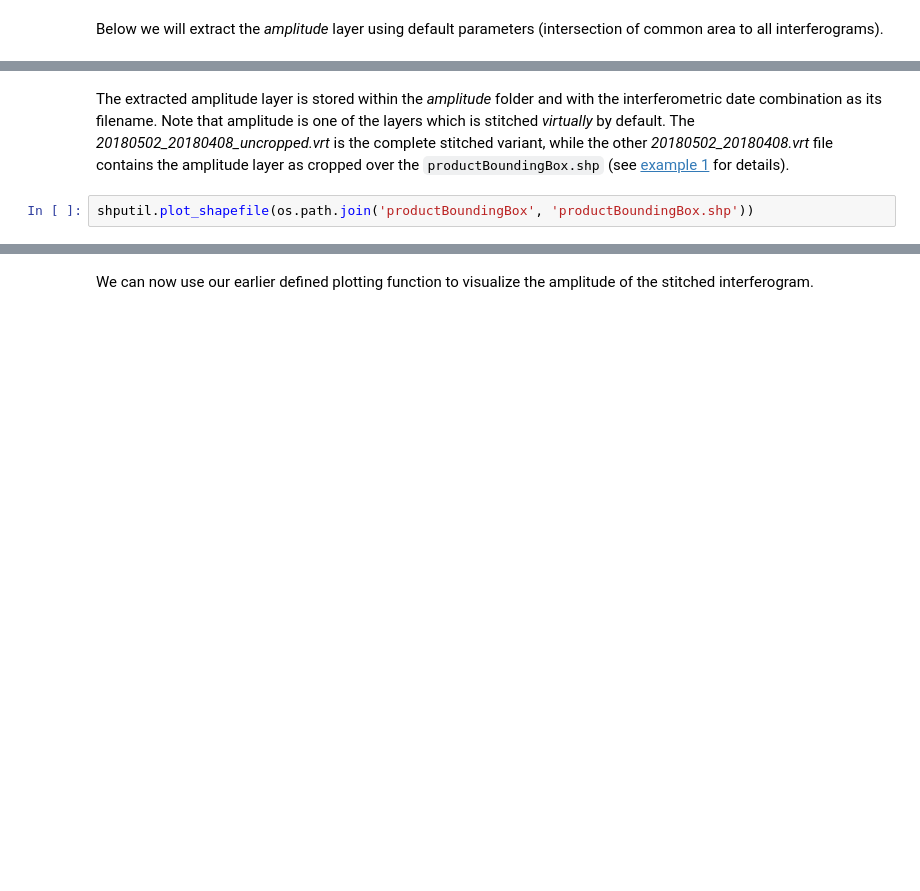
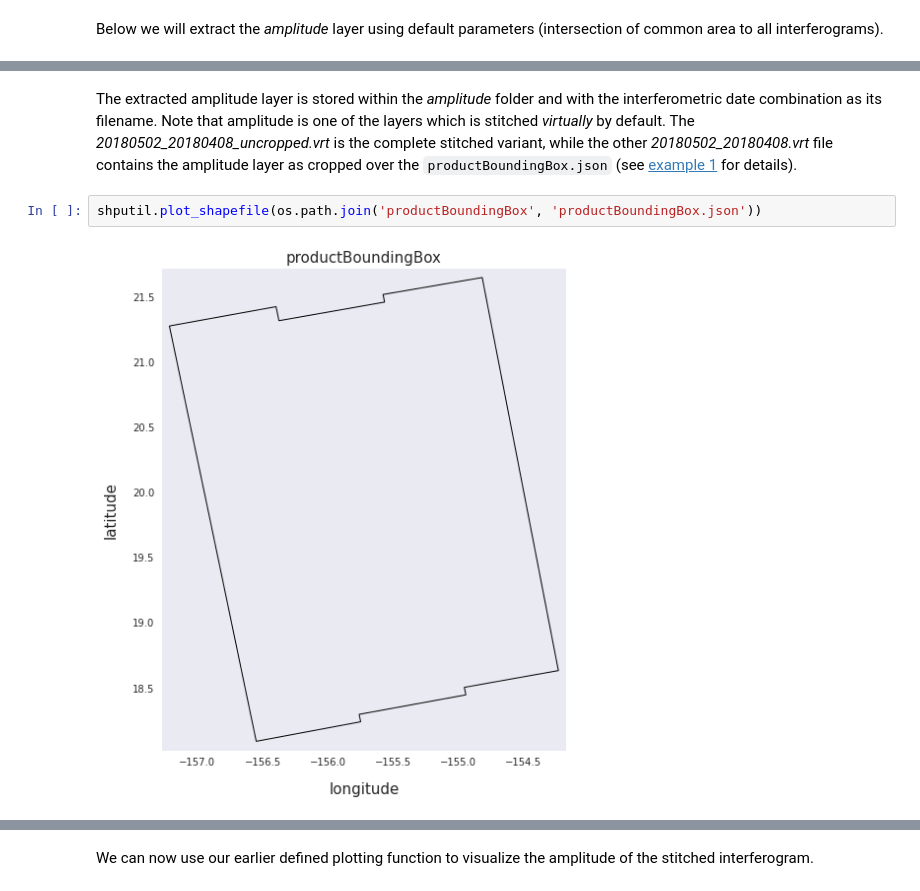
Before and after one commit to aria-tools/ARIA-tools-docs, a Jupyter notebook: JupyterDocs/ariaExtract/ariaExtract_tutorial.ipynb, the cells around one changed output, grey strips where cells are left out. Drawn from its saved outputs; the diff is of its cells as text; blank space fills up the shorter version.

```diff
--- a/JupyterDocs/ariaExtract/ariaExtract_tutorial.ipynb
+++ b/JupyterDocs/ariaExtract/ariaExtract_tutorial.ipynb
@@ -371,6 +423,8 @@ Below we will extract the *amplitude* layer using default parameters (intersecti
 # %% [markdown]
-The extracted amplitude layer is stored within the *amplitude* folder and with the interferometric date combination as its filename. Note that amplitude is one of the layers which is stitched *virtually* by default. The *20180502_20180408_uncropped.vrt* is the complete stitched variant, while the other *20180502_20180408.vrt* file contains the amplitude layer as cropped over the `productBoundingBox.shp` (see [example 1](#example_1) for details).
+The extracted amplitude layer is stored within the *amplitude* folder and with the interferometric date combination as its filename. Note that amplitude is one of the layers which is stitched *virtually* by default. The *20180502_20180408_uncropped.vrt* is the complete stitched variant, while the other *20180502_20180408.vrt* file contains the amplitude layer as cropped over the `productBoundingBox.json` (see [example 1](#example_1) for details).
 # %%
-shputil.plot_shapefile(os.path.join('productBoundingBox', 'productBoundingBox.shp'))
+shputil.plot_shapefile(os.path.join('productBoundingBox', 'productBoundingBox.json'))
+# %% [output]
+[figure, added]
 # %%
 !ls amplitude
```
Also changed, not shown: parts of 43 cells of this notebook, 9 other files.
